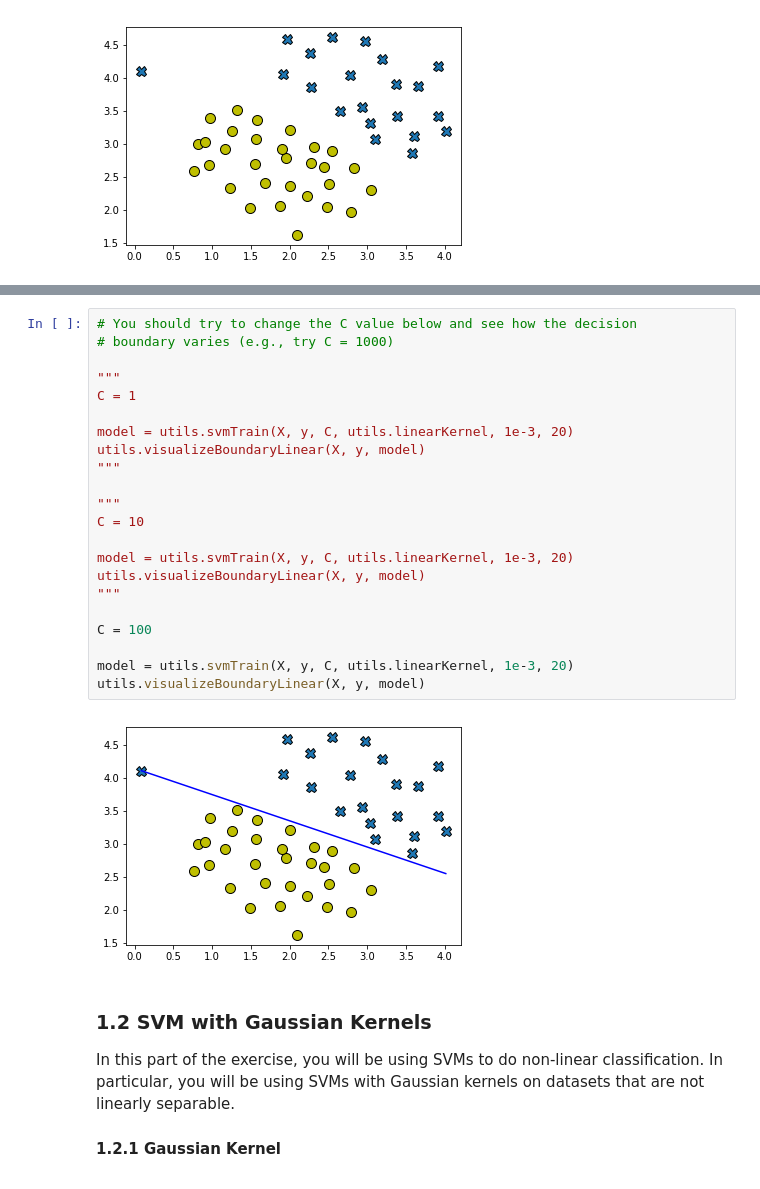
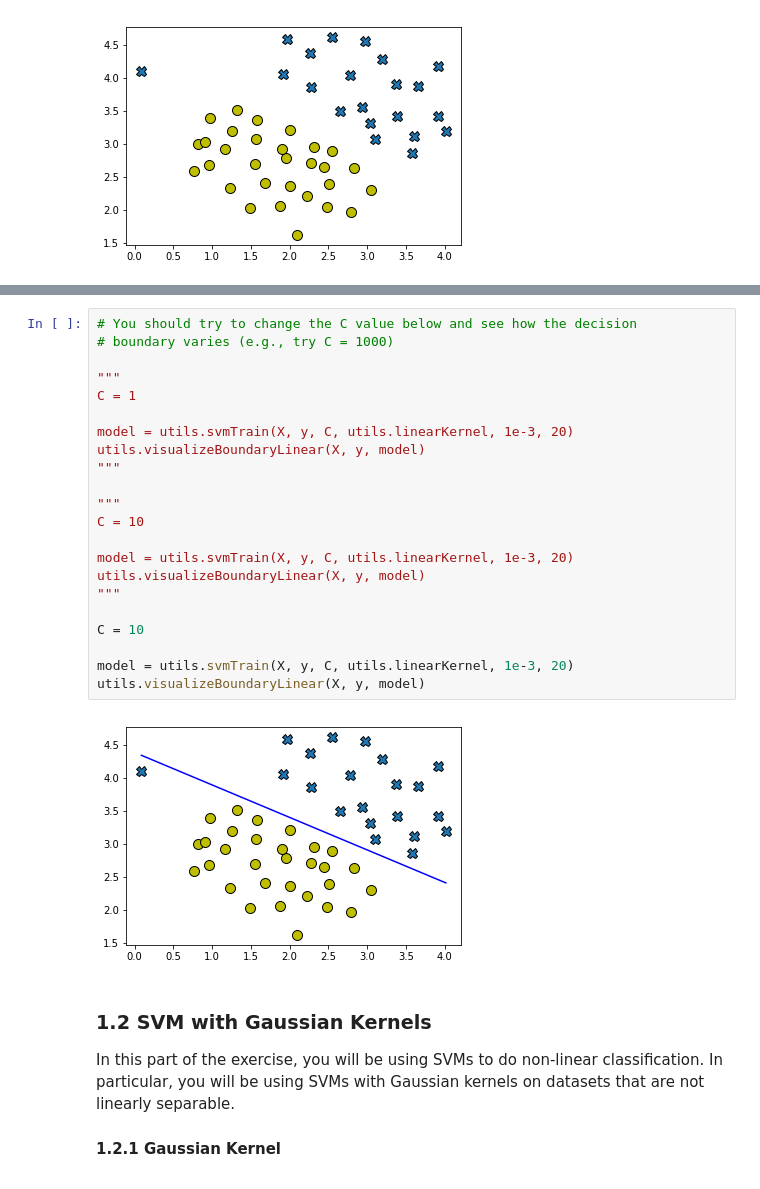
Before and after one commit to Thomas2512/ml-coursera-python-assignments, a Jupyter notebook: Exercise6/exercise6.ipynb, the cells around one changed output, grey strips where cells are left out. Drawn from its saved outputs; the diff is of its cells as text.

```diff
--- a/Exercise6/exercise6.ipynb
+++ b/Exercise6/exercise6.ipynb
@@ -109,27 +109,27 @@ appear to be a natural fit for the data.
 # %%
 # You should try to change the C value below and see how the decision
 # boundary varies (e.g., try C = 1000)
 
 """
 C = 1
 
 model = utils.svmTrain(X, y, C, utils.linearKernel, 1e-3, 20)
 utils.visualizeBoundaryLinear(X, y, model)
 """
 
 """
 C = 10
 
 model = utils.svmTrain(X, y, C, utils.linearKernel, 1e-3, 20)
 utils.visualizeBoundaryLinear(X, y, model)
 """
 
-C = 100
+C = 10
 
 model = utils.svmTrain(X, y, C, utils.linearKernel, 1e-3, 20)
 utils.visualizeBoundaryLinear(X, y, model)
 # %% [output]
-[figure, old version]
+[figure, new version]
 # %% [markdown]
 <a id="section1"></a>
 ### 1.2 SVM with Gaussian Kernels
```
Also changed, not shown: parts of 2 cells of this notebook.
